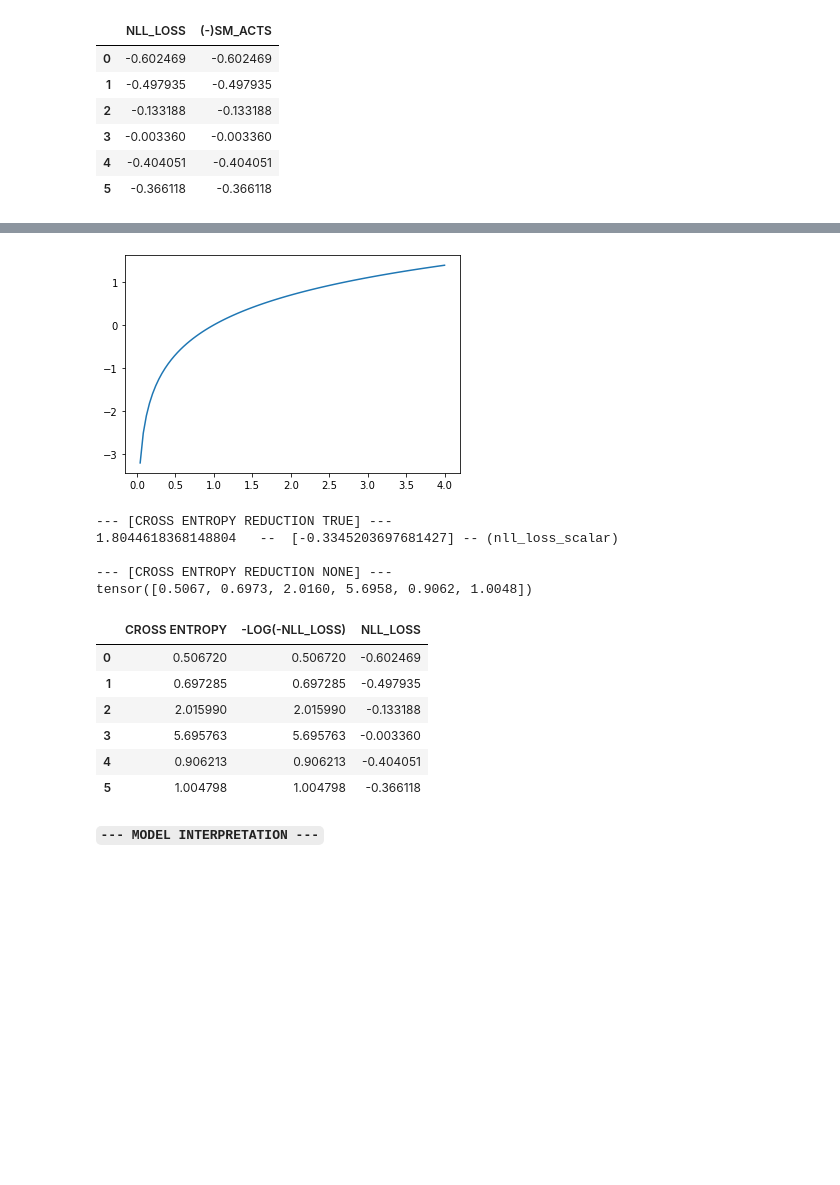
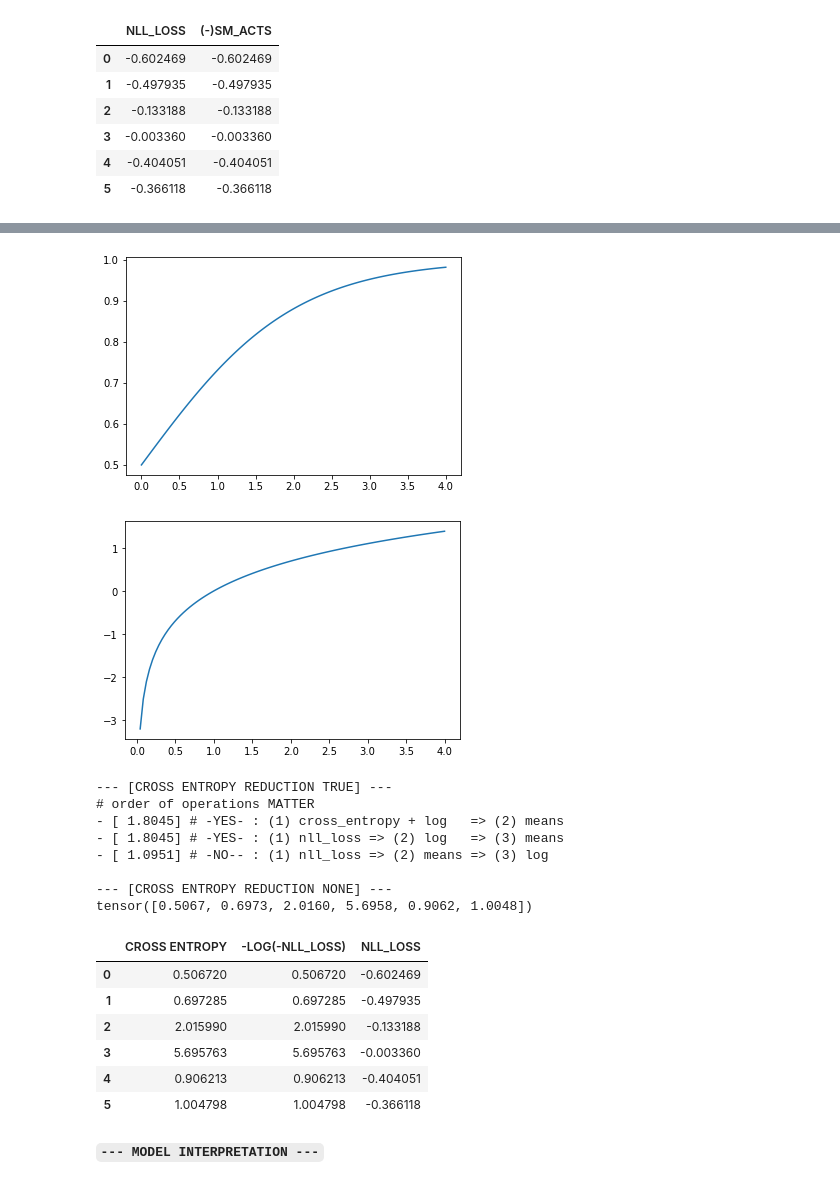
Before and after one commit to miketon/JupyterJeep, a Jupyter notebook: fastai_exercises/fast-ai-chapter05-image-classification.ipynb, the cells around one changed output, grey strips where cells are left out. Saved outputs shown, nothing was run; the diff lists cells and outputs as text; code cells hidden in the pictures; blank space fills up the shorter version.

```diff
--- a/fastai_exercises/fast-ai-chapter05-image-classification.ipynb
+++ b/fastai_exercises/fast-ai-chapter05-image-classification.ipynb
@@ -562,26 +564,32 @@ pd.DataFrame(data, columns=['NLL_LOSS', '(-)SM_ACTS'])
 # %%
 # @audit-ok 🔎 : Explain why Taking the LOG of the LOSS improves PERFORMANCE
 # ANSWER : SOFTMAX returns a value between 0.0f and 1.0f :
-# - The DIFFERENCE between 0.999 and 0.99 is 10x more confidence
-# - Logarithm reduces the MAGNITUDE of that DIFFERENCE because it increases
+# - Logarithm OFFSETS the MAGNITUDE of Softmax's DIFFERENCE because it increases
 #   LINEARLY while the underlying values increase EXPONENTIALLY
+# - Else the DIFFERENCE would be between 0.999 and 0.99 is 10x more confidence
 # - Negative Infinity to 0 on the other hand will NORMALIZE that ^ MAGNITUDE
+
+# pre log applied
+plot_function(torch.sigmoid, min=0, max=4)
 
 # torch.log is the natural logarithm function and supports this MAGNITUDE diff
 # The logarithm function has this identity:
 # - y = b^a
 # - a = log(y, b)
 # - we want to ASSUME that log(y, b) returns log y base b
 # However, log in Python uses the special number (2.718...) as the base
+
+# post log applied
 plot_function(torch.log, min=0, max=4)
 # %% [output]
-[figure, old version]
+[figure, new version]
+[figure, added]
 # %%
 from fastai.vision.core import nn
 
 # @note 🧠 The order of operations for CROSS ENTROPY LOSS is :
-# - SOFTMAX
-# - apply LOG (log_softmax is the Pytorch function for these 2 steps)
+# - SOFTMAX (exponential curve)
+# - apply LOG (linearlize) (log_softmax is the Pytorch function for these 2 steps)
 # - NLL_LOSS
 # @note 🧠 nn.CrossEntropyLoss() is the Pytorch function tfor 3 steps above
 
@@ -596,11 +604,17 @@ cross_entropy_means = loss_func(acts, targ)
 
 # But we can use reduction='none' to disable that
 cross_entropy_none = nn.CrossEntropyLoss(reduction='none')(acts, targ)
-print(f'--- [CROSS ENTROPY REDUCTION TRUE] ---\n{cross_entropy_means}   --  [{ F.nll_loss(sm_acts, targ, reduction="mean")}] -- (nll_loss_scalar)\n')
-print(f'--- [CROSS ENTROPY REDUCTION NONE] ---\n{cross_entropy_none}\n')
-# manually log nll_loss, also flip the sign since negative EXPONENTS return NaN
+
+# MANUALLY apply LOG nll_loss to nll_loss_tensor
+# also flip the sign since negative EXPONENTS return NaN
 # @audit 🛑 : I don't UNDERSTAND log ... TRADE IN IGNORANCE and VERIFY lol
 nll_loss_log = torch.log(-nll_loss_tensor) * -1
+
+print(f'--- [CROSS ENTROPY REDUCTION TRUE] ---\n# order of operations MATTER ')
+print(f'- [{cross_entropy_means:7.4f}] # -YES- : (1) cross_entropy + log   => (2) means ')
+print(f'- [{nll_loss_log.mean():7.4f}] # -YES- : (1) nll_loss => (2) log   => (3) means ')
+print(f'- [{-torch.log(-nll_loss_tensor.mean()):7.4f}] # -NO-- : (1) nll_loss => (2) means => (3) log\n')
+print(f'--- [CROSS ENTROPY REDUCTION NONE] ---\n{cross_entropy_none}\n')
 
 data = []
 for i in range(len(cross_entropy_none)):
@@ -615,7 +629,10 @@ for i in range(len(cross_entropy_none)):
 pd.DataFrame(data, columns=['CROSS ENTROPY', '-LOG(-NLL_LOSS)', 'NLL_LOSS'])
 # %% [output]
 --- [CROSS ENTROPY REDUCTION TRUE] ---
-1.8044618368148804   --  [-0.3345203697681427] -- (nll_loss_scalar)
+# order of operations MATTER
+- [ 1.8045] # -YES- : (1) cross_entropy + log   => (2) means
+- [ 1.8045] # -YES- : (1) nll_loss => (2) log   => (3) means
+- [ 1.0951] # -NO-- : (1) nll_loss => (2) means => (3) log
 
 --- [CROSS ENTROPY REDUCTION NONE] ---
 tensor([0.5067, 0.6973, 2.0160, 5.6958, 0.9062, 1.0048])
```
Also changed, not shown: parts of 4 cells of this notebook, 1 other file.
